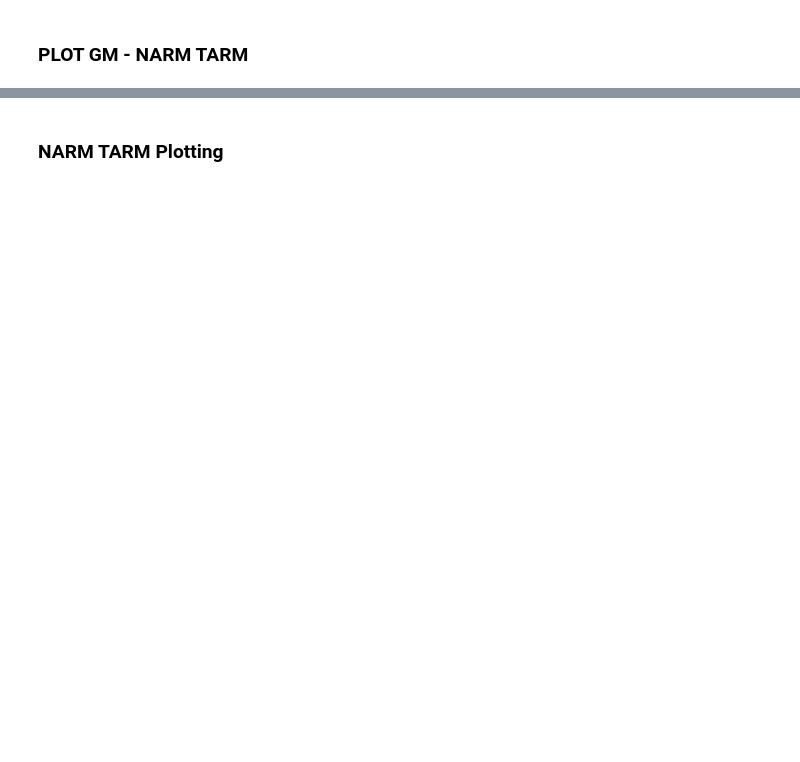
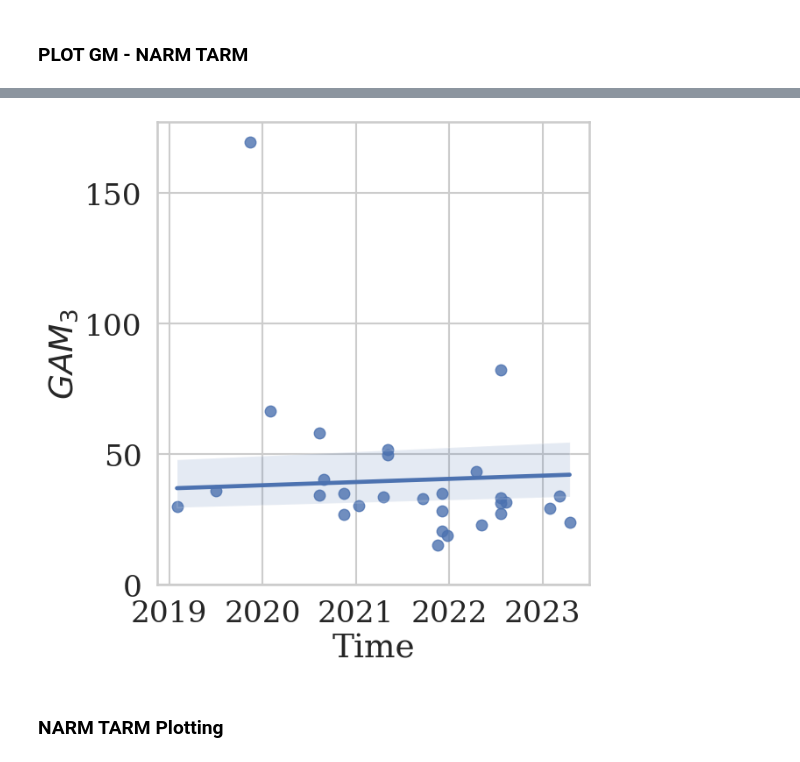
Before and after one commit to shashankskagnihotri/benchmarking_robustness, a Jupyter notebook: optical_flow_estimation/outputs/plotting.ipynb, the cells around one changed output, grey strips where cells are left out. Drawn from its saved outputs; the diff is of its cells as text; code cells hidden in the pictures; blank space fills up the shorter version.

```diff
--- a/optical_flow_estimation/outputs/plotting.ipynb
+++ b/optical_flow_estimation/outputs/plotting.ipynb
@@ -308,0 +656,33 @@ plt.show()
+# %%
+sns.set_context("talk", font_scale=1.5)
+sns.set_style("whitegrid")
+sns.set_theme(context="talk", style="whitegrid", font='serif', font_scale=1.5)
+
+# Create three subplots (1 row, 3 columns)
+fig, axes = plt.subplots(1, 1, figsize=(7, 7))
+scatter_negative = sns.regplot(
+    data=result_df_cc,
+    x='numeric',
+    y='highest_epe',
+    #hue='model',
+    #style='model',
+    #palette='tab10',
+    ax=axes,
+    #s=100  # Marker size
+)
+#axes[2].set_title("Target = Negative")
+axes.set_xlabel('Time')
+axes.set_ylabel(r'$\mathrm{GAM}_{3}$')
+axes.grid(True)
+axes.set_xticks(ticks=axes.get_xticks()[1:-1], labels=range(2019,2024))
+axes.set_ylim(bottom=0)
+
+
+fig.tight_layout()
+
+# Save the plot
+plt.savefig('shashank_plots/teaser/teaser_ood.pdf', dpi=300, bbox_inches='tight')
+plt.savefig('shashank_plots/teaser/teaser_ood.png', dpi=300, bbox_inches='tight')
+plt.show()
+# %% [output]
+[figure, added]
```
Also changed, not shown: parts of 26 cells of this notebook, 21 other files.
